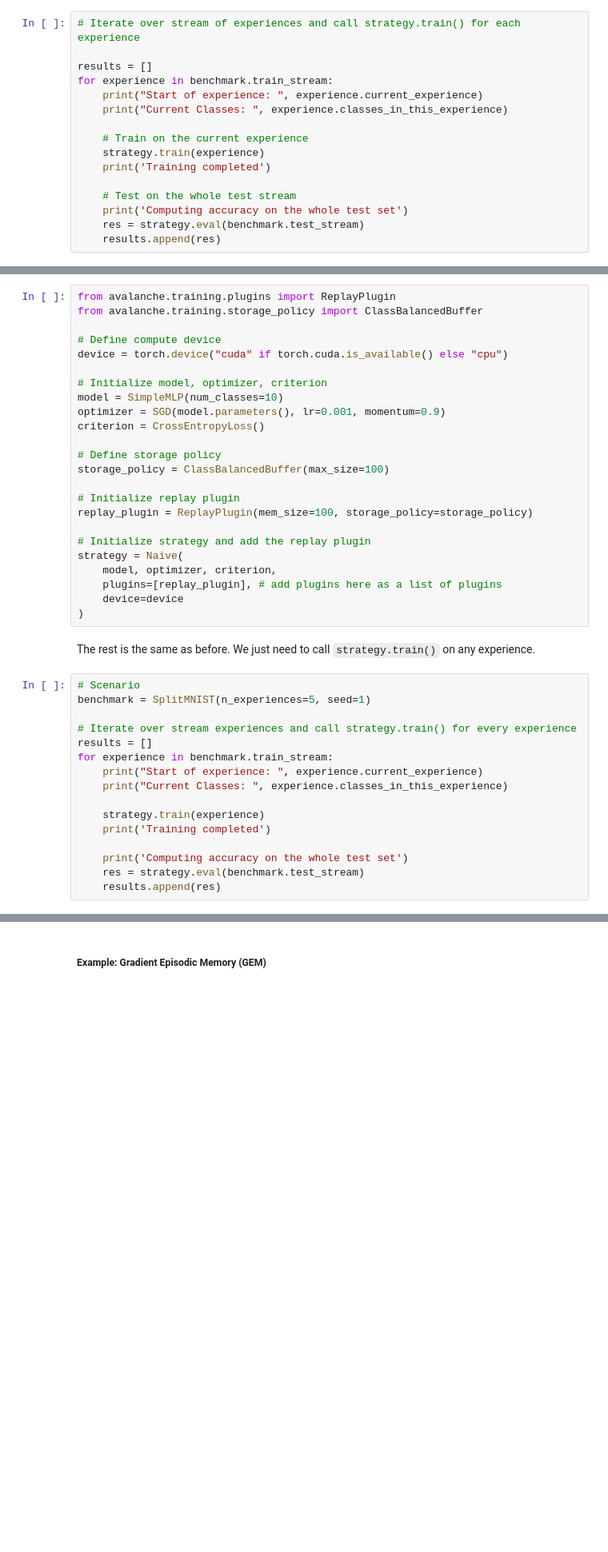
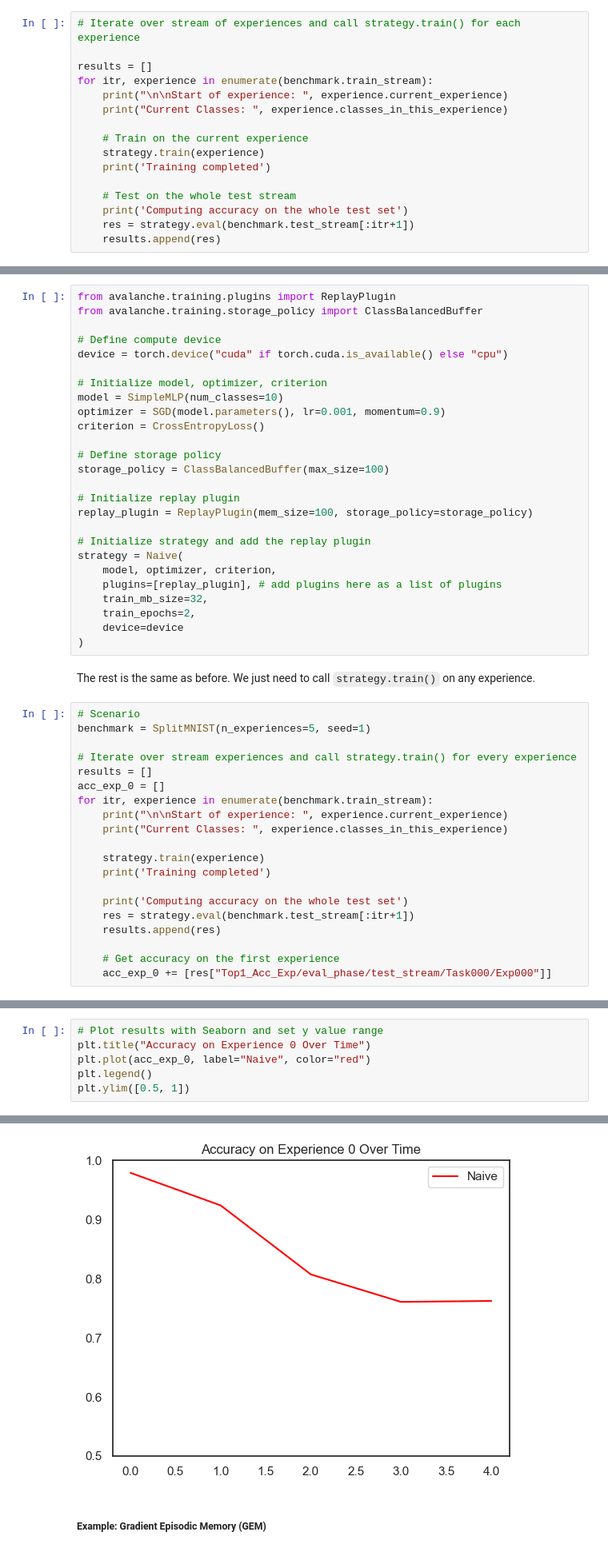
Before and after one commit to HSG-AIML-Teaching/DL2025-Lab, a Jupyter notebook: lab_2/continual_learning_lab.ipynb, the cells around one changed output, grey strips where cells are left out. Shown: that part at 80% size. Cells and saved outputs as stored; diff of their text form; blank space fills up the shorter version.

```diff
--- a/lab_2/continual_learning_lab.ipynb
+++ b/lab_2/continual_learning_lab.ipynb
@@ -537,8 +546,8 @@ Since the strategy takes care of all training steps, the main training loop in A
 # Iterate over stream of experiences and call strategy.train() for each experience
 
 results = []
-for experience in benchmark.train_stream:
-    print("Start of experience: ", experience.current_experience)
+for itr, experience in enumerate(benchmark.train_stream):
+    print("\n\nStart of experience: ", experience.current_experience)
     print("Current Classes: ", experience.classes_in_this_experience)
 
     # Train on the current experience
@@ -547,5 +556,5 @@ for experience in benchmark.train_stream:
 
     # Test on the whole test stream
     print('Computing accuracy on the whole test set')
-    res = strategy.eval(benchmark.test_stream)
+    res = strategy.eval(benchmark.test_stream[:itr+1])
     results.append(res)
@@ -623,6 +634,8 @@ replay_plugin = ReplayPlugin(mem_size=100, storage_policy=storage_policy)
 strategy = Naive(
     model, optimizer, criterion,
     plugins=[replay_plugin], # add plugins here as a list of plugins
+    train_mb_size=32,
+    train_epochs=2,
     device=device
 )
 # %% [markdown]
@@ -633,13 +646,17 @@ benchmark = SplitMNIST(n_experiences=5, seed=1)
 
 # Iterate over stream experiences and call strategy.train() for every experience
 results = []
-for experience in benchmark.train_stream:
-    print("Start of experience: ", experience.current_experience)
+acc_exp_0 = []
+for itr, experience in enumerate(benchmark.train_stream):
+    print("\n\nStart of experience: ", experience.current_experience)
     print("Current Classes: ", experience.classes_in_this_experience)
 
     strategy.train(experience)
     print('Training completed')
 
     print('Computing accuracy on the whole test set')
-    res = strategy.eval(benchmark.test_stream)
+    res = strategy.eval(benchmark.test_stream[:itr+1])
     results.append(res)
+
+    # Get accuracy on the first experience
+    acc_exp_0 += [res["Top1_Acc_Exp/eval_phase/test_stream/Task000/Exp000"]]
@@ -645,0 +665,7 @@ for experience in benchmark.train_stream:
+# %%
+# Plot results with Seaborn and set y value range
+plt.title("Accuracy on Experience 0 Over Time")
+plt.plot(acc_exp_0, label="Naive", color="red")
+plt.legend()
+plt.ylim([0.5, 1])
+# %% [output]
@@ -646,3 +673,4 @@ for experience in benchmark.train_stream:
+[figure, added]
 # %% [markdown]
 ##### Example: Gradient Episodic Memory (GEM)
 # %% [markdown]
```
Also changed, not shown: parts of 26 cells of this notebook.
